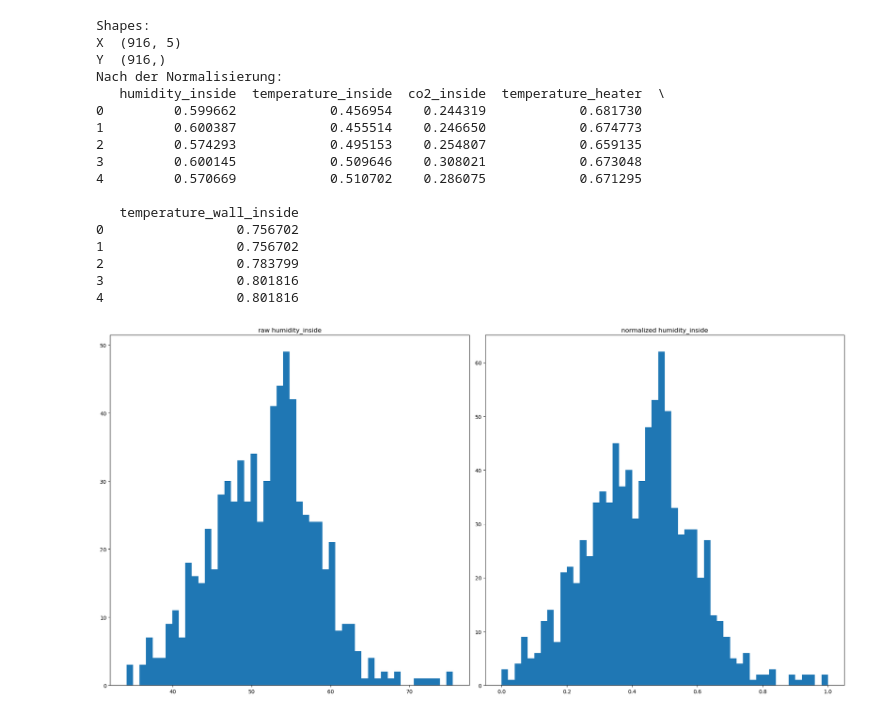
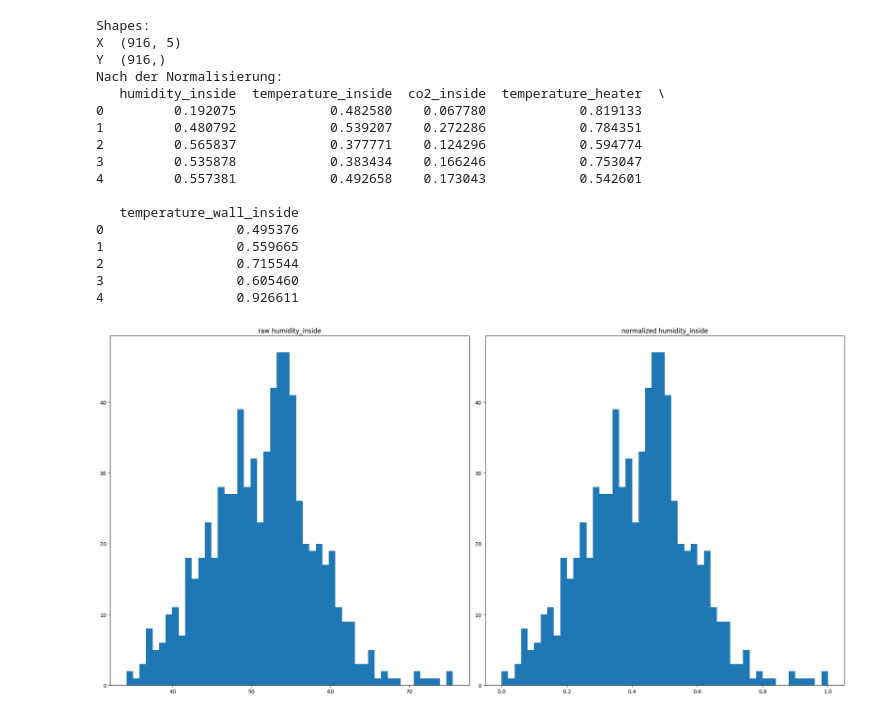
Before and after one commit to JacobFrodermann/ML-3, a Jupyter notebook: 5/ab.ipynb, the cells around one changed output. Cells and saved outputs as stored; diff of their text form; code cells hidden in the pictures.

```diff
--- a/5/ab.ipynb
+++ b/5/ab.ipynb
@@ -82,58 +82,60 @@ df = pd.read_csv("rawdata_luftqualitaet.csv")
 X = df.drop("state_air_quality", axis=1)
 Y = df["state_air_quality"]
 
-XtrainingRaw, Xtesting, YtrainingRaw, Ytesting = train_test_split(X, Y, test_size=0.2, random_state=seed, stratify=Y)
+XtrainingRaw, XtestingRaw, YtrainingRaw, Ytesting = train_test_split(X, Y, test_size=0.2, random_state=seed, stratify=Y)
 
 scaler = MinMaxScaler()
 
-XTraining = scaler.fit_transform(X)
-XTesting  = scaler.transform(X)
+
+XTraining = scaler.fit_transform(XtrainingRaw)
+XTesting  = scaler.transform(XtestingRaw)
+
 
 # to df for handling
 XScaled = pd.DataFrame(XTraining, columns=XtrainingRaw.columns)
-XTesting  = pd.DataFrame(XTesting, columns=Xtesting.columns)
+XTesting  = pd.DataFrame(XTesting, columns=XtestingRaw.columns)
 
 print("Shapes:")
 print("X ", X.shape)
 print("Y ", Y.shape)
 
 print("Nach der Normalisierung:")
 print(XScaled.head())
 print()
 
 
 
 plt.figure(figsize=(20,10))
 plt.subplot(1, 2, 1)
 
 plt.hist(XtrainingRaw["humidity_inside"], bins=50) # 30 Balken
 plt.title("raw humidity_inside")
 
 plt.subplot(1, 2, 2)
 plt.hist(XScaled["humidity_inside"], bins=50)
 plt.title("normalized humidity_inside")
 
 plt.tight_layout()
 plt.show()
 # %% [output]
 Shapes:
 X  (916, 5)
 Y  (916,)
 Nach der Normalisierung:
    humidity_inside  temperature_inside  co2_inside  temperature_heater  \
-0         0.599662            0.456954    0.244319            0.681730
-1         0.600387            0.455514    0.246650            0.674773
-2         0.574293            0.495153    0.254807            0.659135
-3         0.600145            0.509646    0.308021            0.673048
-4         0.570669            0.510702    0.286075            0.671295
+0         0.192075            0.482580    0.067780            0.819133
+1         0.480792            0.539207    0.272286            0.784351
+2         0.565837            0.377771    0.124296            0.594774
+3         0.535878            0.383434    0.166246            0.753047
+4         0.557381            0.492658    0.173043            0.542601
 
    temperature_wall_inside
-0                 0.756702
-1                 0.756702
-2                 0.783799
-3                 0.801816
-4                 0.801816
+0                 0.495376
+1                 0.559665
+2                 0.715544
+3                 0.605460
+4                 0.926611
-[figure, old version]
+[figure, new version]
 # %%
 import pandas as pd
 from numpy import random
```
Also changed, not shown: parts of 2 cells of this notebook.
